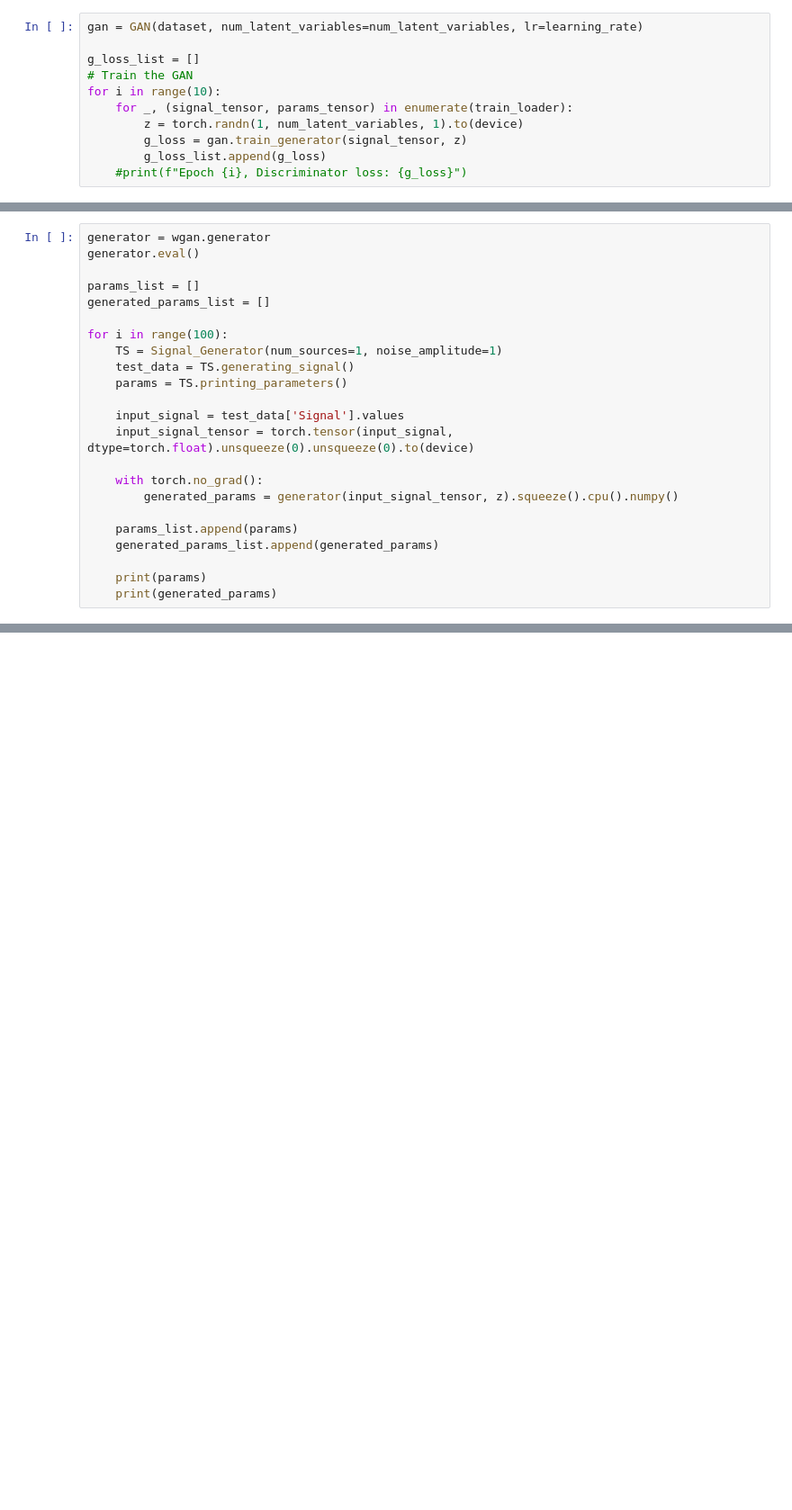
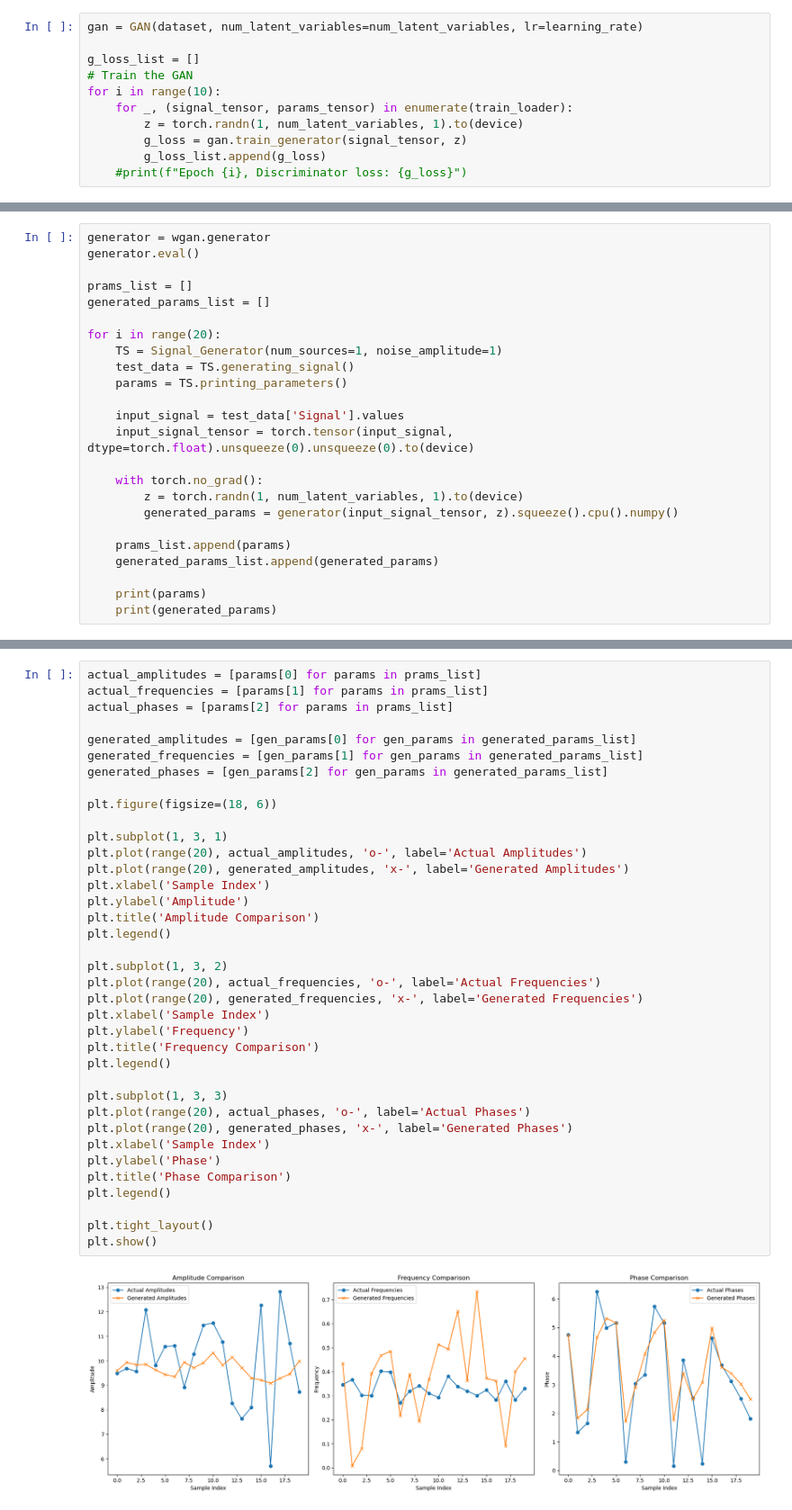
Before and after one commit to BeichenXu/MasProjectLISA, a Jupyter notebook: training.ipynb, the cells around one changed output, grey strips where cells are left out. Shown at 90% size. Drawn from its saved outputs; the diff is of its cells as text; blank space fills up the shorter version.

```diff
--- a/training.ipynb
+++ b/training.ipynb
@@ -312,10 +364,10 @@ Epoch 300/300, Generator loss: -0.5005911588668823, Discriminator loss: -3.93986
 generator = wgan.generator
 generator.eval()
 
-params_list = []
+prams_list = []
 generated_params_list = []
 
-for i in range(100):
+for i in range(20):
     TS = Signal_Generator(num_sources=1, noise_amplitude=1)
     test_data = TS.generating_signal()
     params = TS.printing_parameters()
@@ -324,9 +376,10 @@ for i in range(100):
     input_signal_tensor = torch.tensor(input_signal, dtype=torch.float).unsqueeze(0).unsqueeze(0).to(device)
 
     with torch.no_grad():
+        z = torch.randn(1, num_latent_variables, 1).to(device)
         generated_params = generator(input_signal_tensor, z).squeeze().cpu().numpy()
 
-    params_list.append(params)
+    prams_list.append(params)
     generated_params_list.append(generated_params)
 
     print(params)
@@ -376,0 +405,39 @@ g.triangle_plot([params_samples, generated_params_samples], filled=True)
+# %%
+actual_amplitudes = [params[0] for params in prams_list]
+actual_frequencies = [params[1] for params in prams_list]
+actual_phases = [params[2] for params in prams_list]
+
+generated_amplitudes = [gen_params[0] for gen_params in generated_params_list]
+generated_frequencies = [gen_params[1] for gen_params in generated_params_list]
+generated_phases = [gen_params[2] for gen_params in generated_params_list]
+
+plt.figure(figsize=(18, 6))
+
+plt.subplot(1, 3, 1)
+plt.plot(range(20), actual_amplitudes, 'o-', label='Actual Amplitudes')
+plt.plot(range(20), generated_amplitudes, 'x-', label='Generated Amplitudes')
+plt.xlabel('Sample Index')
+plt.ylabel('Amplitude')
+plt.title('Amplitude Comparison')
+plt.legend()
+
+plt.subplot(1, 3, 2)
+plt.plot(range(20), actual_frequencies, 'o-', label='Actual Frequencies')
+plt.plot(range(20), generated_frequencies, 'x-', label='Generated Frequencies')
+plt.xlabel('Sample Index')
+plt.ylabel('Frequency')
+plt.title('Frequency Comparison')
+plt.legend()
+
+plt.subplot(1, 3, 3)
+plt.plot(range(20), actual_phases, 'o-', label='Actual Phases')
+plt.plot(range(20), generated_phases, 'x-', label='Generated Phases')
+plt.xlabel('Sample Index')
+plt.ylabel('Phase')
+plt.title('Phase Comparison')
+plt.legend()
+
+plt.tight_layout()
+plt.show()
+# %% [output]
+[figure, added]
```
Also changed, not shown: parts of 20 cells of this notebook, 4 other files.
